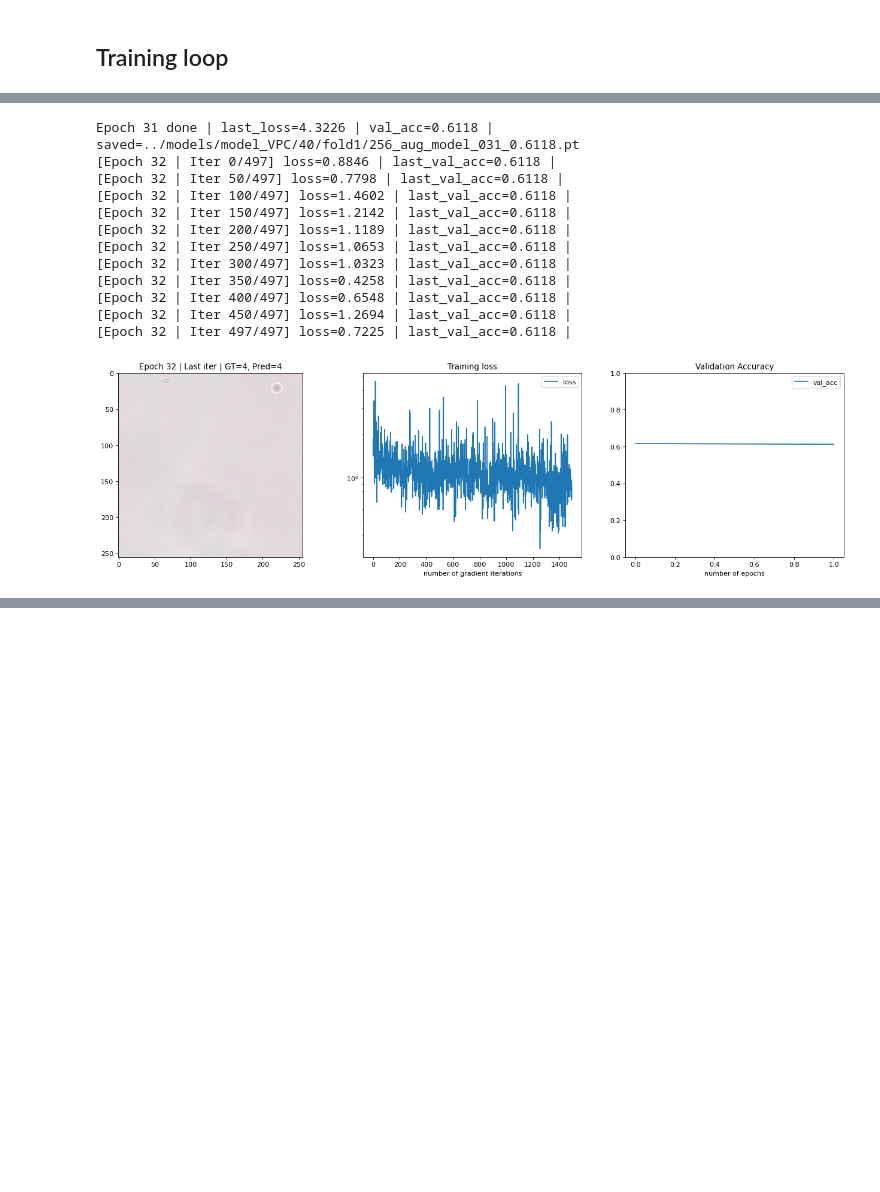
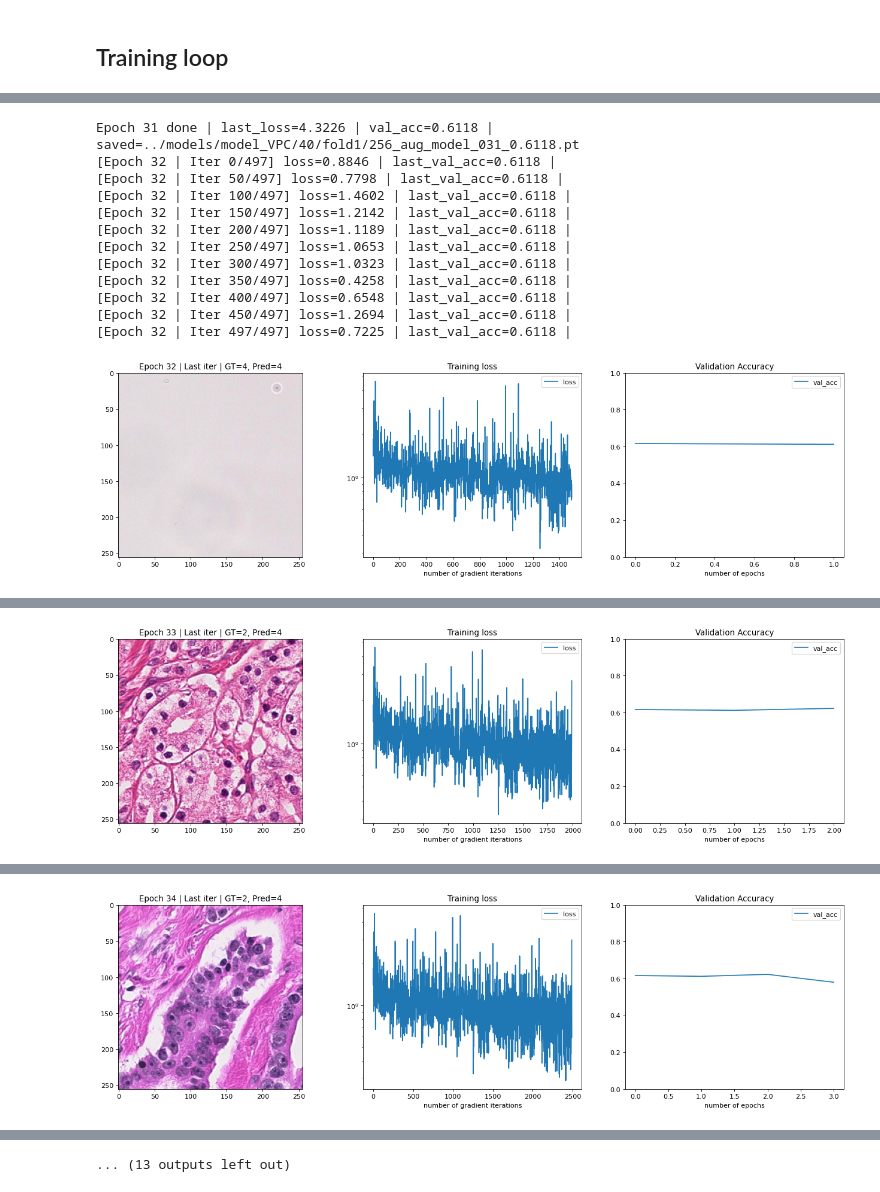
Before and after one commit to amirkasaei/MS-RGCN-Plus, a Jupyter notebook: feature_extractor_6class/ResNet.ipynb, the cells around one changed output, grey strips where cells are left out. Cells and saved outputs as stored; diff of their text form; code cells hidden in the pictures; blank space fills up the shorter version.

```diff
--- a/feature_extractor_6class/ResNet.ipynb
+++ b/feature_extractor_6class/ResNet.ipynb
@@ -277,14 +277,14 @@ def soft_ce_loss(logits, target_probs):
     loss_per_sample = -(target_probs * log_probs).sum(dim=1)
     return loss_per_sample.mean()
 
-num_epochs = 10 #TODO 41
+num_epochs = 41
 
 losses = []
 val_accs = []
 
 log_every = 50  # print every N iters
 
-for epoch in range(30, 41): #TODO range(num_epochs)
+for epoch in range(num_epochs):
     # --------- TRAIN ---------
     model.train()
     for i, batch_cpu in enumerate(train_loader):
@@ -444,0 +453 @@ Epoch 32 done | last_loss=0.7225 | val_acc=0.6224 | saved=../models/model_VPC/40
+[figure, added]
@@ -444,0 +466 @@ Epoch 32 done | last_loss=0.7225 | val_acc=0.6224 | saved=../models/model_VPC/40
+[figure, added]
@@ -444,0 +480 @@ Epoch 32 done | last_loss=0.7225 | val_acc=0.6224 | saved=../models/model_VPC/40
+... (13 outputs left out)
```
Also changed, not shown: parts of 1 cell of this notebook.
